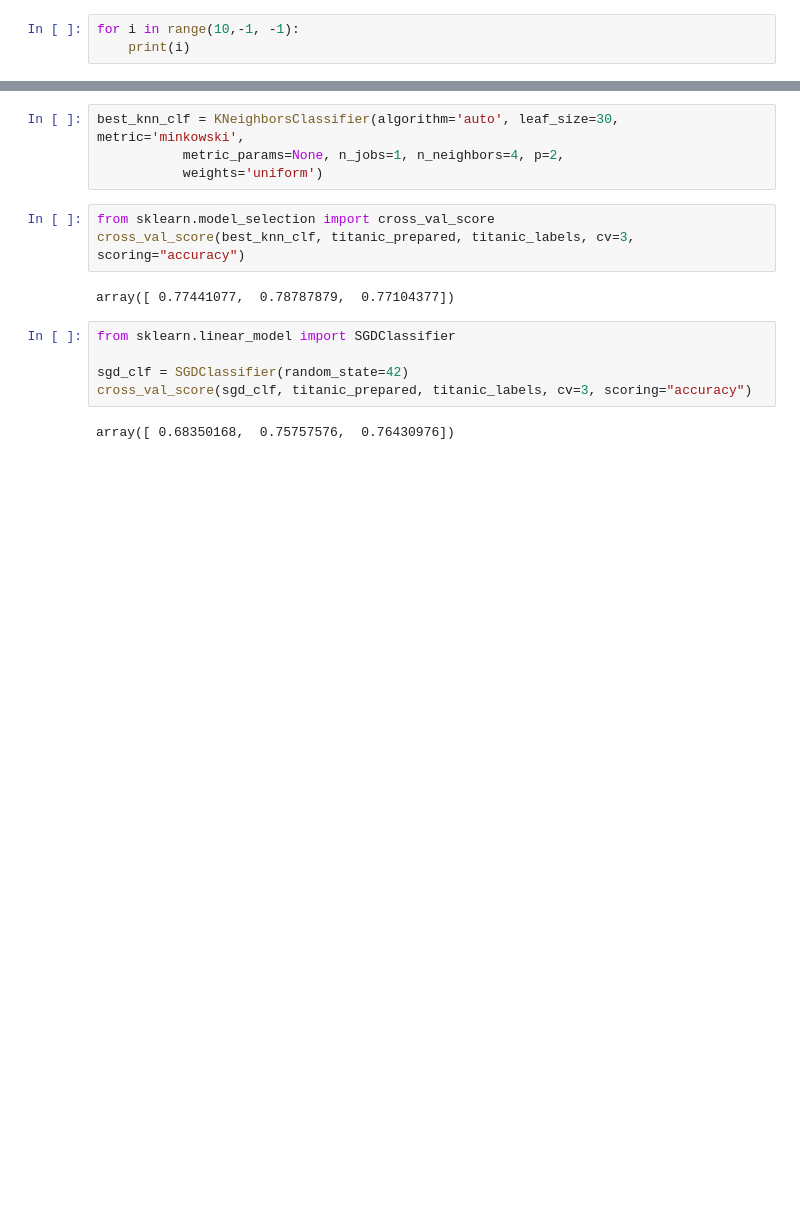
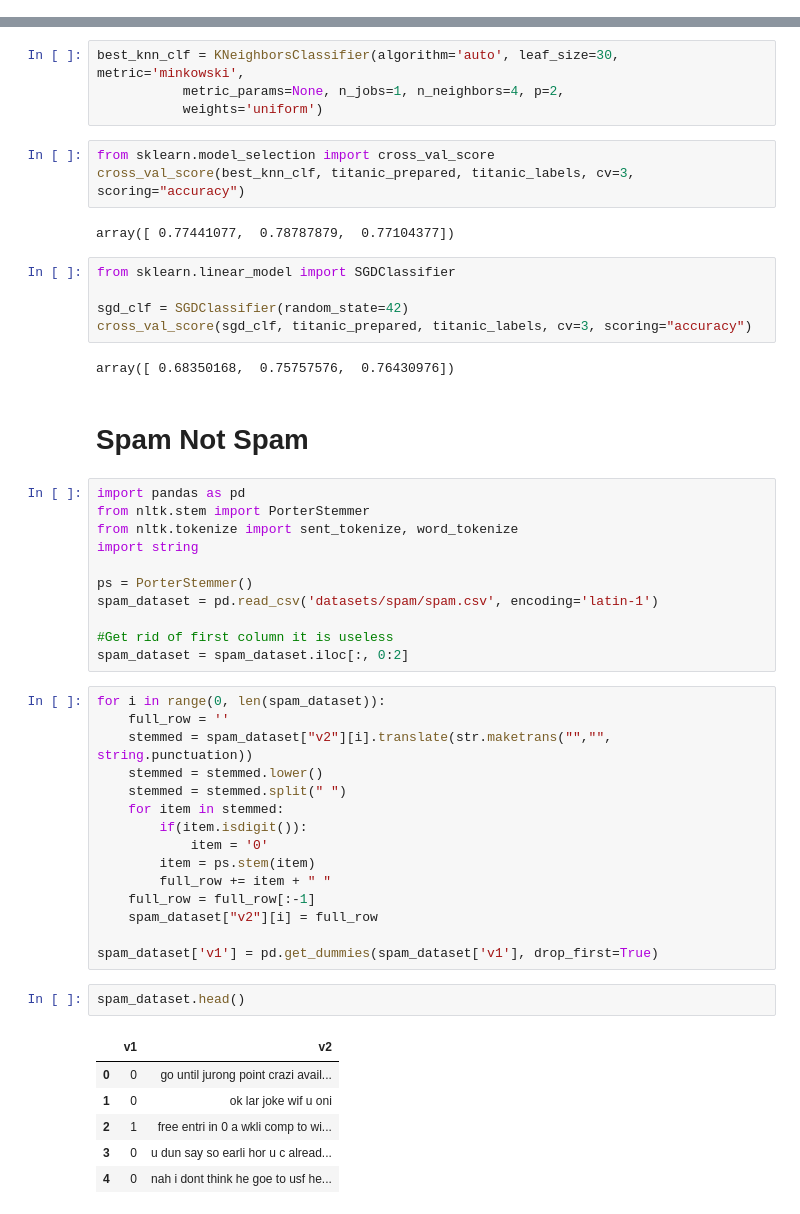
Before and after one commit to uoflCoder/handson-ml, a Jupyter notebook: Chapter 3 Exercises.ipynb, the cells around one changed output, grey strips where cells are left out. Saved outputs shown, nothing was run; the diff lists cells and outputs as text; blank space fills up the shorter version.

```diff
--- a/Chapter 3 Exercises.ipynb
+++ b/Chapter 3 Exercises.ipynb
@@ -1,3 +0,0 @@
-# %%
-for i in range(10,-1, -1):
-    print(i)
@@ -294,3 +297,40 @@ sgd_clf = SGDClassifier(random_state=42)
 cross_val_score(sgd_clf, titanic_prepared, titanic_labels, cv=3, scoring="accuracy")
 # %% [output]
 array([ 0.68350168,  0.75757576,  0.76430976])
+# %% [markdown]
+# Spam Not Spam
+# %%
+import pandas as pd
+from nltk.stem import PorterStemmer
+from nltk.tokenize import sent_tokenize, word_tokenize
+import string
+
+ps = PorterStemmer()
+spam_dataset = pd.read_csv('datasets/spam/spam.csv', encoding='latin-1')
+
+#Get rid of first column it is useless
+spam_dataset = spam_dataset.iloc[:, 0:2]
+# %%
+for i in range(0, len(spam_dataset)):
+    full_row = ''
+    stemmed = spam_dataset["v2"][i].translate(str.maketrans("","", string.punctuation))
+    stemmed = stemmed.lower()
+    stemmed = stemmed.split(" ")
+    for item in stemmed:
+        if(item.isdigit()):
+            item = '0'
+        item = ps.stem(item)
+        full_row += item + " "
+    full_row = full_row[:-1]
+    spam_dataset["v2"][i] = full_row
+
+spam_dataset['v1'] = pd.get_dummies(spam_dataset['v1'], drop_first=True)
+# %%
+spam_dataset.head()
+# %% [output]
+|  | v1 | v2 |
+| 0 | 0 | go until jurong point crazi avail... |
+| 1 | 0 | ok lar joke wif u oni |
+| 2 | 1 | free entri in 0 a wkli comp to wi... |
+| 3 | 0 | u dun say so earli hor u c alread... |
+| 4 | 0 | nah i dont think he goe to usf he... |
```
Also changed, not shown: parts of 13 cells of this notebook.
